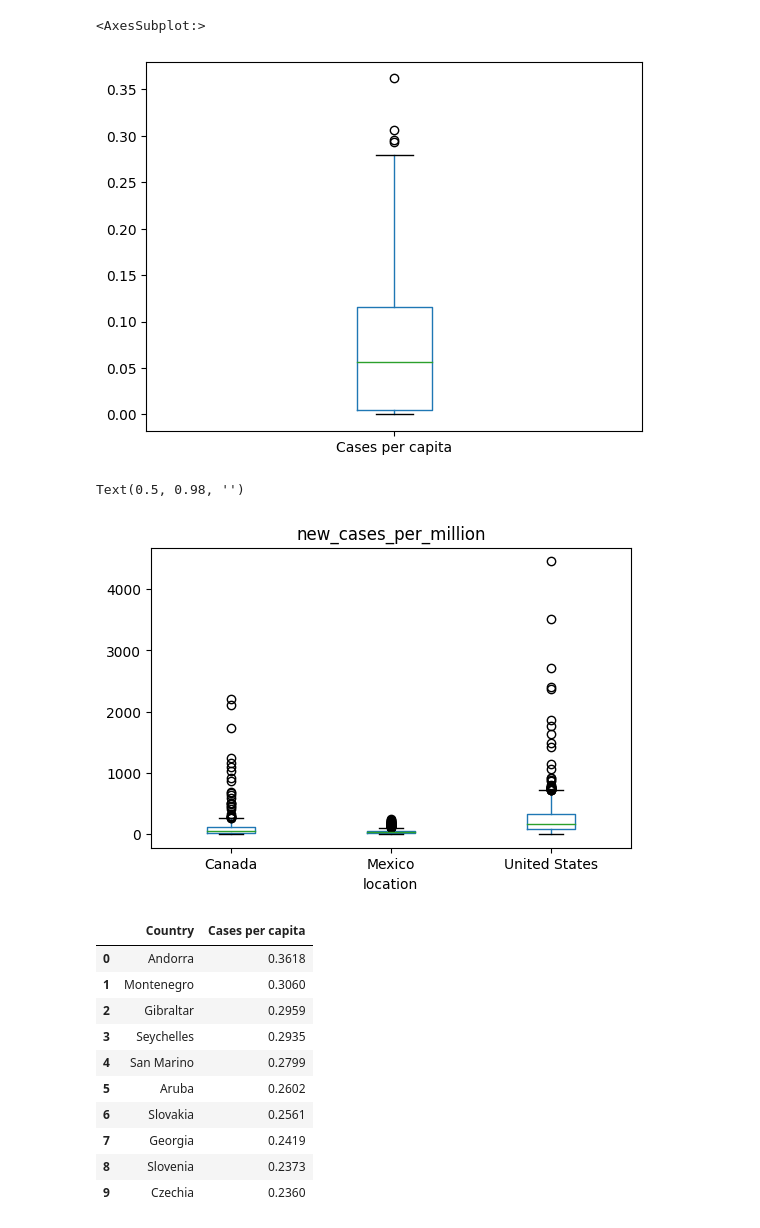
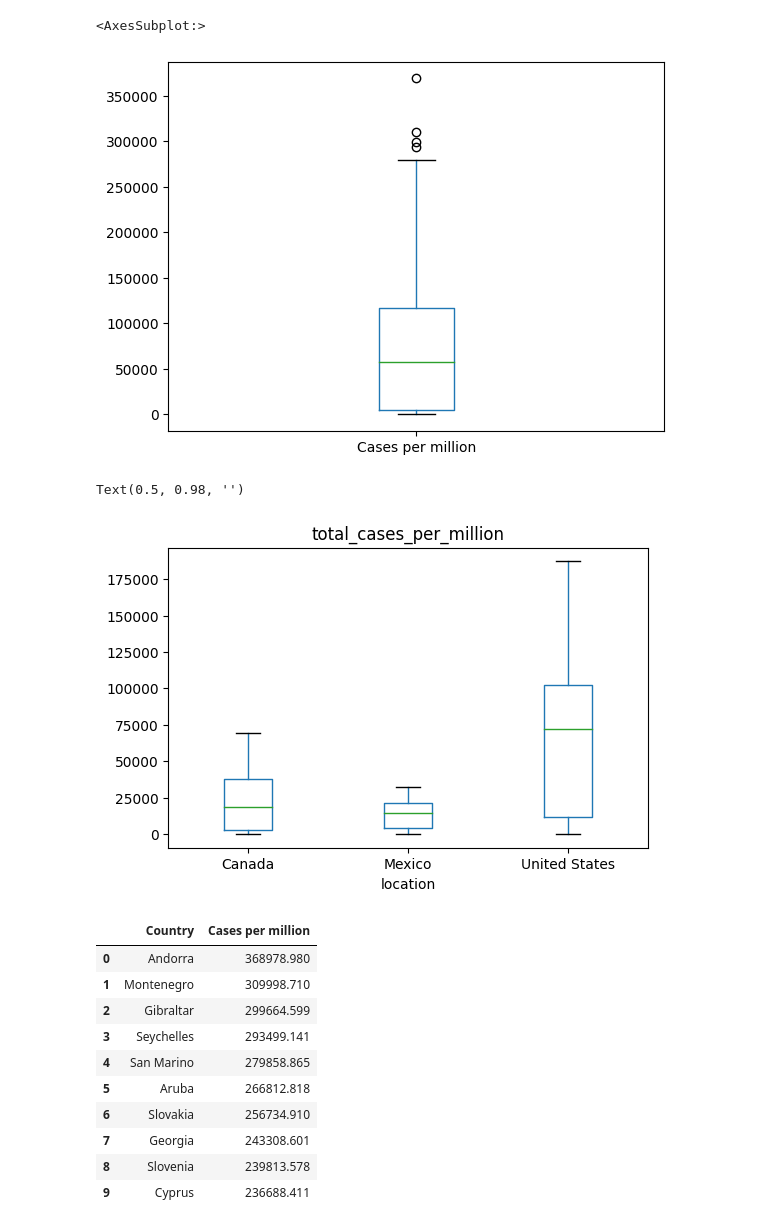
Before and after one commit to msdec321/PythonBasics, a Jupyter notebook: statistics/basics.ipynb, the cells around one changed output. Saved outputs shown, nothing was run; the diff lists cells and outputs as text; code cells hidden in the pictures.

```diff
--- a/statistics/basics.ipynb
+++ b/statistics/basics.ipynb
@@ -101,19 +101,19 @@ df['Cases per capita'].plot.kde()
 # %%
-# Box-and-whisker plots of per capita data
+# Box-and-whisker plots of per million data
 
-df.boxplot('Cases per capita', grid = False)
+df.boxplot('Cases per million', grid = False)
 # %% [output]
 <AxesSubplot:>
-[figure, old version]
+[figure, new version]
 # %%
 df1 = data[(data['location'] == 'United States') | (data['location'] == 'Canada') | (data['location'] == 'Mexico')]
 
 fig, ax = plt.subplots(figsize=(6,4))
-df1.boxplot(column=['new_cases_per_million'], by='location', grid = False, ax=ax)
+df1.boxplot(column=['total_cases_per_million'], by='location', grid = False, ax=ax)
 fig.suptitle('')
 # %% [output]
 Text(0.5, 0.98, '')
-[figure, old version]
+[figure, new version]
 # %%
 # Rank order the top ten countries with the highest Covid19 cases, deaths, vaccinated per capita
 save_table = False
@@ -124,19 +124,19 @@ if save_table:
     fig = ax.get_figure()
     fig.savefig('temp1.png')
 
-df.drop('Vacc per capita', 1).drop('Deaths per capita', 1).dropna().round(decimals = 4).sort_values('Cases per capita', axis=0, ascending = False, ignore_index = True).head(10)
+df.dropna().round(decimals = 4).sort_values('Cases per million', axis=0, ascending = False, ignore_index = True).head(10)
 # %% [output]
-|  | Country | Cases per capita |
-| 0 | Andorra | 0.3618 |
-| 1 | Montenegro | 0.3060 |
-| 2 | Gibraltar | 0.2959 |
-| 3 | Seychelles | 0.2935 |
-| 4 | San Marino | 0.2799 |
-| 5 | Aruba | 0.2602 |
-| 6 | Slovakia | 0.2561 |
-| 7 | Georgia | 0.2419 |
-| 8 | Slovenia | 0.2373 |
-| 9 | Czechia | 0.2360 |
+|  | Country | Cases per million |
+| 0 | Andorra | 368978.980 |
+| 1 | Montenegro | 309998.710 |
+| 2 | Gibraltar | 299664.599 |
+| 3 | Seychelles | 293499.141 |
+| 4 | San Marino | 279858.865 |
+| 5 | Aruba | 266812.818 |
+| 6 | Slovakia | 256734.910 |
+| 7 | Georgia | 243308.601 |
+| 8 | Slovenia | 239813.578 |
+| 9 | Cyprus | 236688.411 |
 # %%
 # Correlation between variables with conditioning
 
```
Also changed, not shown: parts of 11 cells of this notebook.
